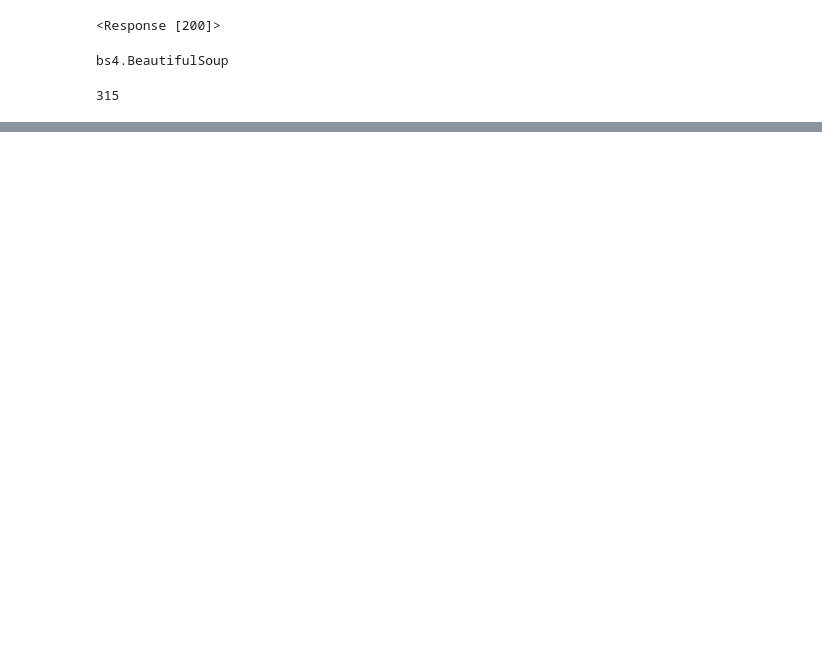
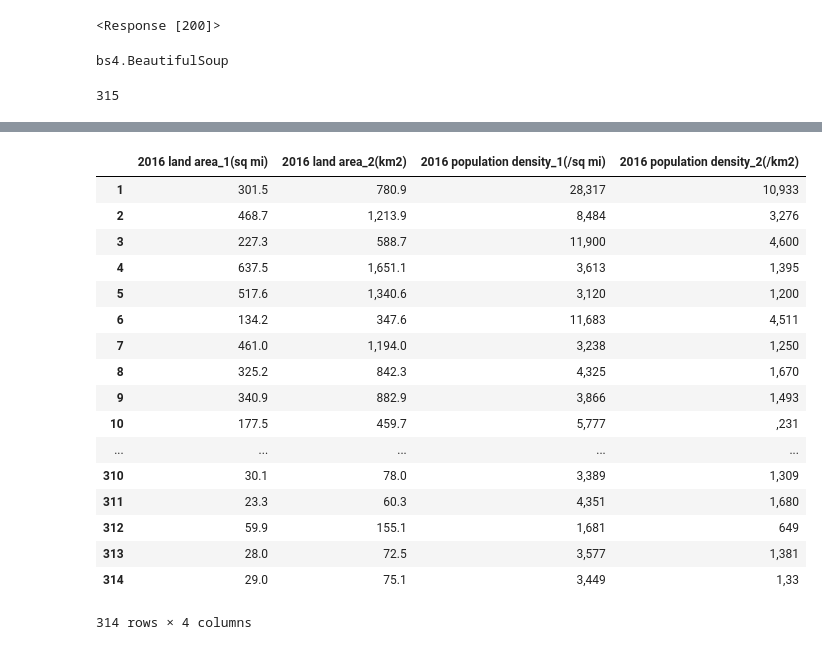
Before and after one commit to prabhuSub/Topos-assignment, a Jupyter notebook: scrapper & cleaner.ipynb, the cells around one changed output, grey strips where cells are left out. Saved outputs shown, nothing was run; the diff lists cells and outputs as text; code cells hidden in the pictures; blank space fills up the shorter version.

```diff
--- a/scrapper & cleaner.ipynb
+++ b/scrapper & cleaner.ipynb
@@ -97,0 +79,27 @@ df.drop(0, axis=0)
+# %%
+df['2016 land area_1(sq mi)']=[s.strip('\xa0sq\xa0 sq mi') for s in df['2016 land area_1(sq mi)']]
+df['2016 land area_2(km2)']=[s.strip('\xa0sq\xa0 km2') for s in df['2016 land area_2(km2)']]
+df['2016 population density_1(/sq mi)']=[s.strip('\xa0sq\xa0 /sq mi') for s in df['2016 population density_1(/sq mi)']]
+df['2016 population density_2(/km2)']=[s.strip('\xa0sq\xa0 /km2') for s in df['2016 population density_2(/km2)']]
+df['2016 population density_2(/km2)']=[s.strip('\xa0sq\xa0 /km2') for s in df['2016 population density_2(/km2)']]
+df[['2016 land area_1(sq mi)', '2016 land area_2(km2)','2016 population density_1(/sq mi)',
+ '2016 population density_2(/km2)', 'Change']]
+# %% [output]
+|  | 2016 land area_1(sq mi) | 2016 land area_2(km2) | 2016 population density_1(/sq mi) | 2016 population density_2(/km2) |
+| 1 | 301.5 | 780.9 | 28,317 | 10,933 |
+| 2 | 468.7 | 1,213.9 | 8,484 | 3,276 |
+| 3 | 227.3 | 588.7 | 11,900 | 4,600 |
+| 4 | 637.5 | 1,651.1 | 3,613 | 1,395 |
+| 5 | 517.6 | 1,340.6 | 3,120 | 1,200 |
+| 6 | 134.2 | 347.6 | 11,683 | 4,511 |
+| 7 | 461.0 | 1,194.0 | 3,238 | 1,250 |
+| 8 | 325.2 | 842.3 | 4,325 | 1,670 |
+| 9 | 340.9 | 882.9 | 3,866 | 1,493 |
+| 10 | 177.5 | 459.7 | 5,777 | ,231 |
+| ... | ... | ... | ... | ... |
+| 310 | 30.1 | 78.0 | 3,389 | 1,309 |
+| 311 | 23.3 | 60.3 | 4,351 | 1,680 |
+| 312 | 59.9 | 155.1 | 1,681 | 649 |
+| 313 | 28.0 | 72.5 | 3,577 | 1,381 |
+| 314 | 29.0 | 75.1 | 3,449 | 1,33 |
+314 rows × 4 columns
```
Also changed, not shown: parts of 3 cells of this notebook.
